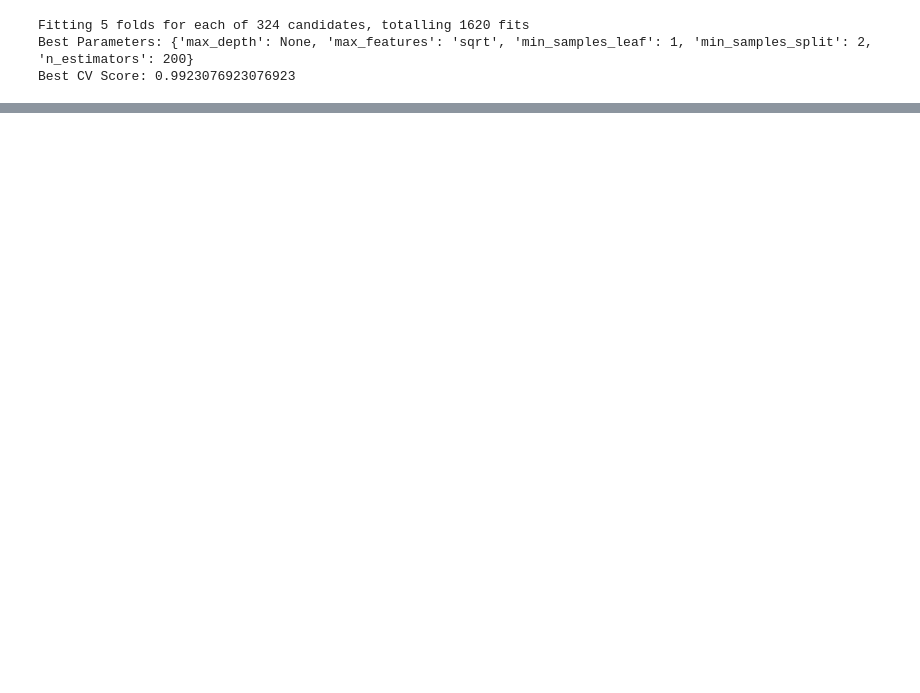
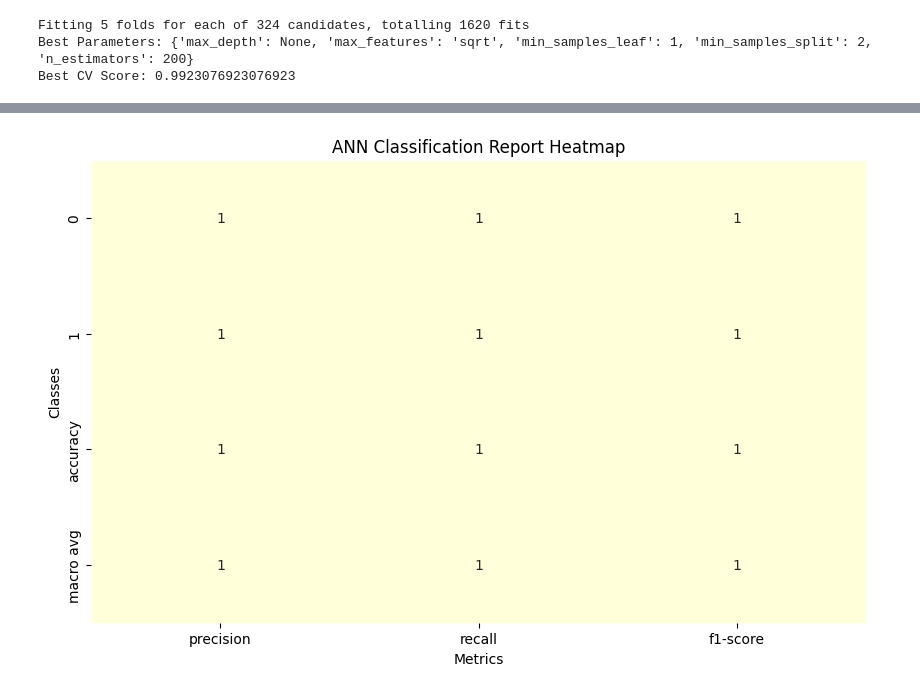
Before and after one commit to Shahroze-Gondal/Final_Project_kidney_disease_Classification, a Jupyter notebook: kidney_Classification_Code_.ipynb, the cells around one changed output, grey strips where cells are left out. Cells and saved outputs as stored; diff of their text form; code cells hidden in the pictures; blank space fills up the shorter version.

```diff
--- a/kidney_Classification_Code_.ipynb
+++ b/kidney_Classification_Code_.ipynb
@@ -601,0 +769,13 @@ weighted avg       0.99      0.98      0.98        66
+# %%
+# Classification Report Heatmap
+class_report_ann_dict = classification_report(y_test, y_pred_ann, output_dict=True)
+class_report_ann_df = pd.DataFrame(class_report_ann_dict).transpose()
+
+plt.figure(figsize=(10, 6))
+sns.heatmap(class_report_ann_df.iloc[:-1, :-1], annot=True, cmap="YlGnBu", cbar=False)
+plt.title("ANN Classification Report Heatmap")
+plt.xlabel("Metrics")
+plt.ylabel("Classes")
+plt.show()
+# %% [output]
+[figure, added]
```
Also changed, not shown: parts of 17 cells of this notebook.
